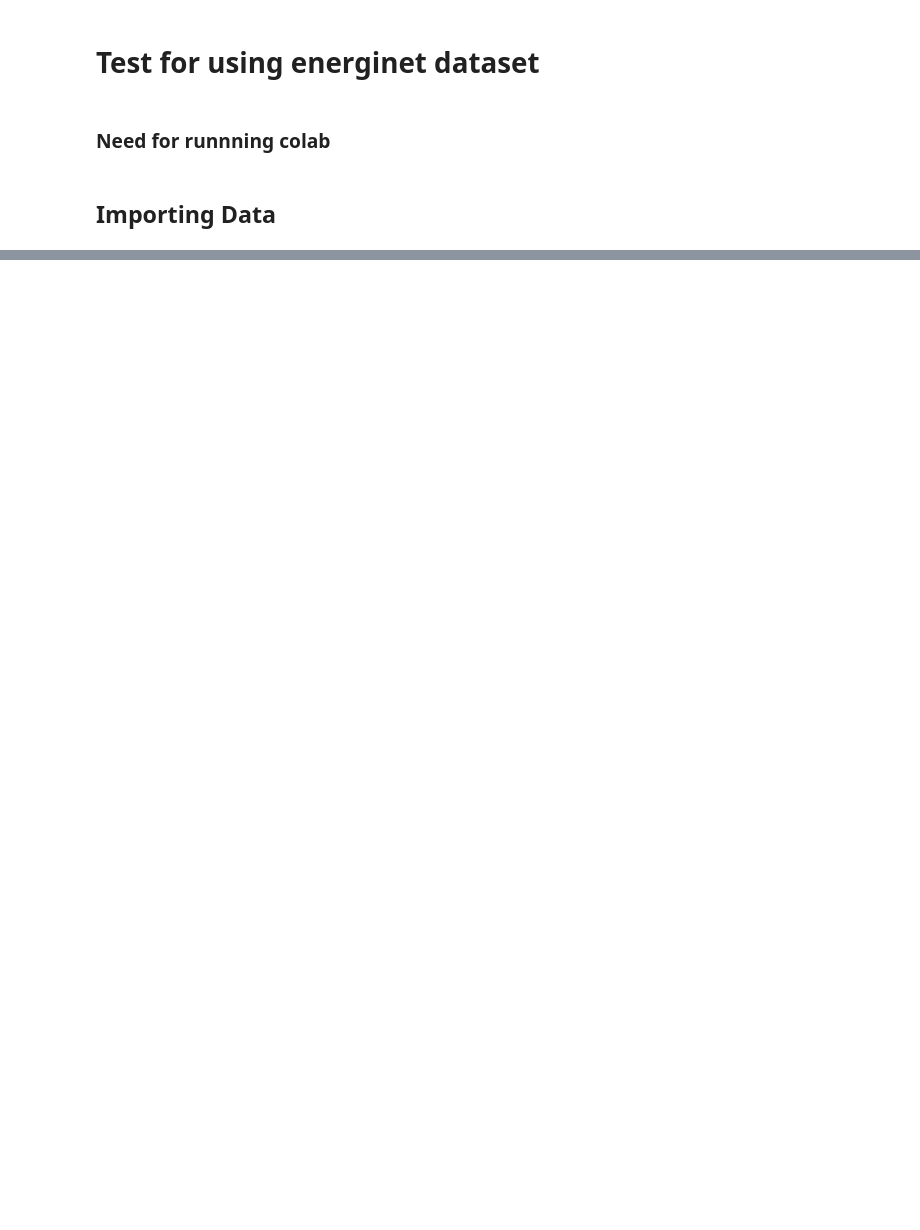
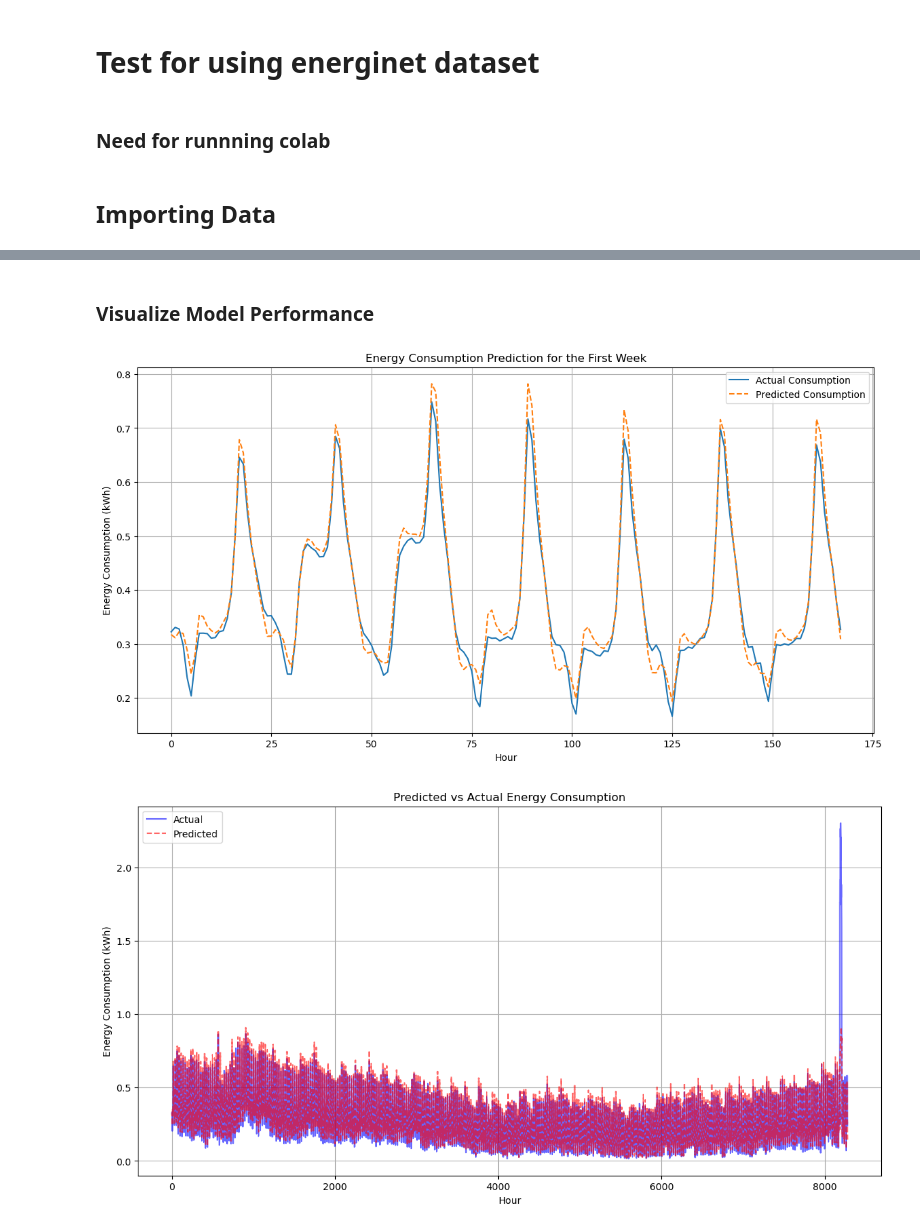
Before and after one commit to Casper0913/p9-energy, a Jupyter notebook: Examples/EnergiNetTransformer.ipynb, the cells around one changed output, grey strips where cells are left out. Cells and saved outputs as stored; diff of their text form; code cells hidden in the pictures; blank space fills up the shorter version.

Commit message:
Added Transformer model

```diff
--- a/Examples/EnergiNetTransformer.ipynb
+++ b/Examples/EnergiNetTransformer.ipynb
@@ -15,7 +15,15 @@ import pandas as pd
 # Correct the file path to the actual location of the CSV file
 df = pd.read_csv('/Users/casper/Documents/GitHub/p9-energy/Dataset/ConsumptionIndustry.csv', sep=';')
 
+# Load the dataset for colab
 #df = pd.read_csv('ConsumptionIndustry.csv', sep=';')
+
+
+# Convert HourDK to datetime
+df['HourDK'] = pd.to_datetime(df['HourDK'])
+
+# Convert ConsumptionkWh to numeric
+df['ConsumptionkWh'] = df['ConsumptionkWh'].str.replace(",", ".").astype(float)
 
 
 print(df.head())
@@ -89,0 +237,8 @@ See the caveats in the documentation: https://pandas.pydata.org/pandas-docs/stab
+# %%
+# Define the loss function and optimizer
+
+# Mean Squared Error Loss (L2 Loss)
+criterion = nn.MSELoss()
+
+# Adam Optimizer
+optimizer = torch.optim.Adam(model.parameters(), lr=0.0001)
@@ -89,0 +383,53 @@ See the caveats in the documentation: https://pandas.pydata.org/pandas-docs/stab
+# %% [markdown]
+### Visualize Model Performance
+# %%
+import matplotlib.pyplot as plt
+
+# Plot the first week of predictions
+plt.figure(figsize=(14, 7))
+plt.plot(true_values[:24*7], label='Actual Consumption')
+plt.plot(predictions[:24*7], label='Predicted Consumption', linestyle='--')
+plt.title("Energy Consumption Prediction for the First Week")
+plt.xlabel("Hour")
+plt.ylabel("Energy Consumption (kWh)")
+plt.legend()
+plt.grid(True)
+plt.show()
+
+# Plot the entire test set
+plt.figure(figsize=(14, 7))
+plt.plot(true_values, label='Actual', color='blue', alpha=0.6)
+plt.plot(predictions, label='Predicted', linestyle='--', color='red', alpha=0.6)
+plt.title("Predicted vs Actual Energy Consumption")
+plt.xlabel("Hour")
+plt.ylabel("Energy Consumption (kWh)")
+plt.legend()
+plt.grid(True)
+plt.show()
+
+#Scatter plot of the actual vs predicted values
+plt.figure(figsize=(10, 6))
+plt.scatter(true_values, predictions, alpha=0.5)
+plt.plot([min(true_values), max(true_values)], [min(true_values), max(true_values)],
+         color='red', linewidth=2, label="Ideal (y = x)")
+plt.xlabel("Actual Consumption (kWh)")
+plt.ylabel("Predicted Consumption (kWh)")
+plt.title("Prediction vs Actual")
+plt.legend()
+plt.show()
+
+# Plot the error distribution
+errors = true_values - predictions
+plt.figure(figsize=(10, 6))
+plt.hist(errors, bins=50, alpha=0.7)
+plt.title("Error Distribution")
+plt.xlabel("Prediction Error")
+plt.ylabel("Frequency")
+plt.show()
+
+# Save the predictions and true values to a CSV file
+results = pd.DataFrame({'Actual': true_values.flatten(), 'Predicted': predictions.flatten()})
+results.to_csv('energy_transformer_predictions.csv', index=False)
+# %% [output]
+[figure, added]
+[figure, added]
```
Also changed, not shown: parts of 21 cells of this notebook, 13 other files.
